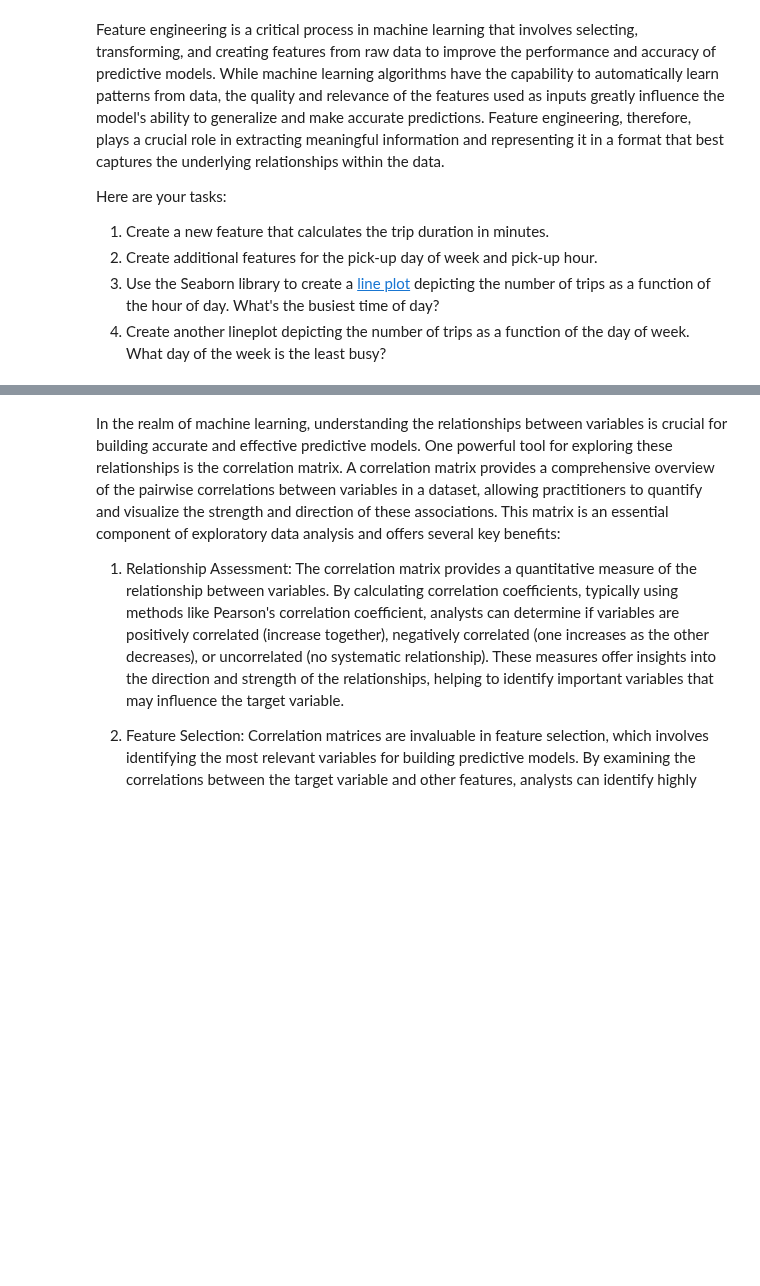
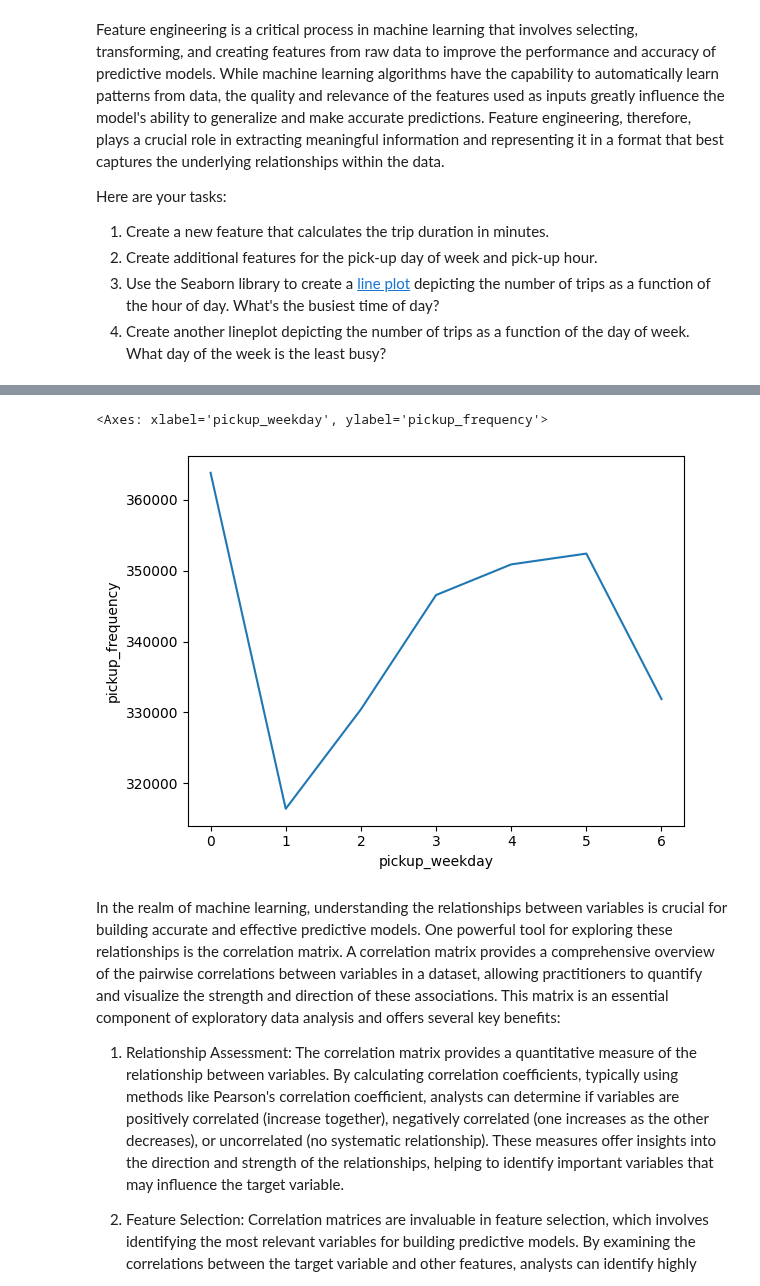
Before and after one commit to TrollRider-Kristian/Springboard-AI-Mini-Projects, a Jupyter notebook: Student_MLE_MiniProject_EDA.ipynb, the cells around one changed output, grey strips where cells are left out. Saved outputs shown, nothing was run; the diff lists cells and outputs as text; code cells hidden in the pictures; blank space fills up the shorter version.

```diff
--- a/Student_MLE_MiniProject_EDA.ipynb
+++ b/Student_MLE_MiniProject_EDA.ipynb
@@ -180,3 +156,11 @@ Name: count, dtype: int64
+# %%
+# Create a lineplot displaying the number of trips by pickup day
+# Same sns trick as for pickups by hour, where we pull value_counts(), rename the index into its own column, and plug the two columns as axes into sns.lineplot.
+freq_by_weekday_df = taxi_tripdata_no_missing_rows['pickup_weekday'].value_counts().reset_index(name='pickup_frequency')
+sns.lineplot(data = freq_by_weekday_df, x = 'pickup_weekday', y = 'pickup_frequency')
+# %% [output]
+<Axes: xlabel='pickup_weekday', ylabel='pickup_frequency'>
+[figure, added]
 # %% [markdown]
 In the realm of machine learning, understanding the relationships between variables is crucial for building accurate and effective predictive models. One powerful tool for exploring these relationships is the correlation matrix. A correlation matrix provides a comprehensive overview of the pairwise correlations between variables in a dataset, allowing practitioners to quantify and visualize the strength and direction of these associations. This matrix is an essential component of exploratory data analysis and offers several key benefits:
 
```
Also changed, not shown: parts of 4 cells of this notebook.
